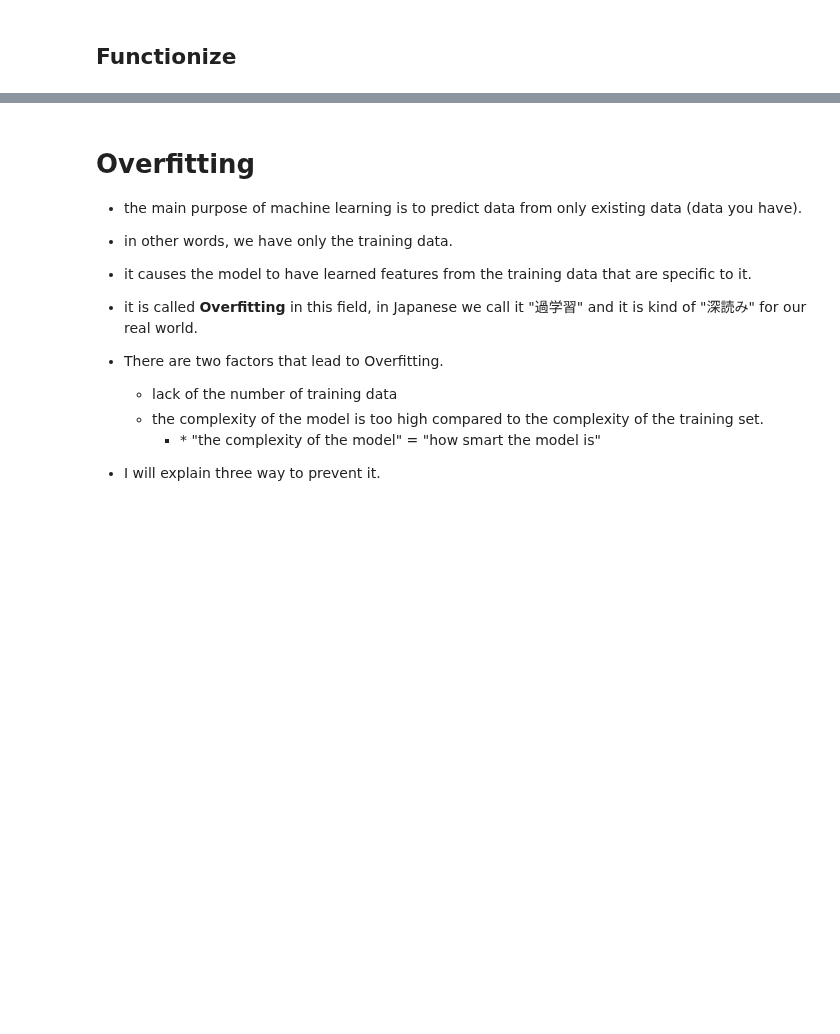
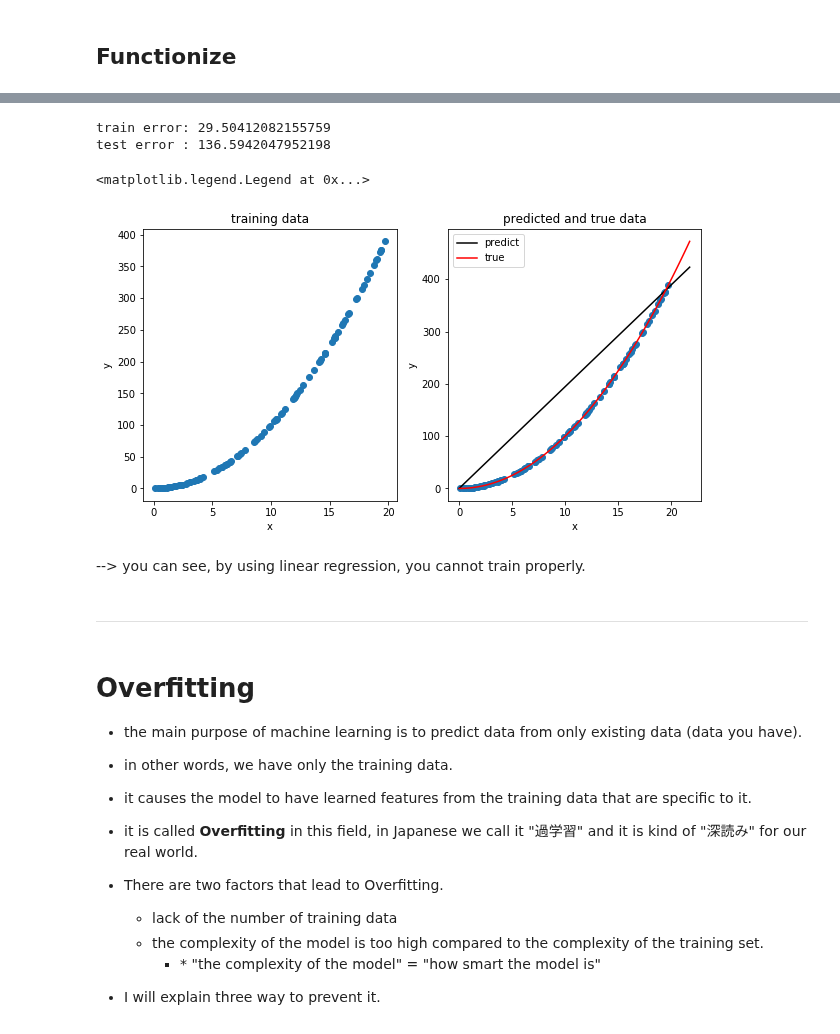
Before and after one commit to shinshoji01/gonken-lesson, a Jupyter notebook: 2020/04_Overfittng_and_Underfittng.ipynb, the cells around one changed output, grey strips where cells are left out. Saved outputs shown, nothing was run; the diff lists cells and outputs as text; code cells hidden in the pictures; blank space fills up the shorter version.

```diff
--- a/2020/04_Overfittng_and_Underfittng.ipynb
+++ b/2020/04_Overfittng_and_Underfittng.ipynb
@@ -171,3 +221,44 @@ def get_errors(pf, model, x, y, x_test, y_test):
+# %%
+training_num = 100
+degree = 1 # 1 means linear regression
+# %%
+x, y, x_test, y_test = data_generator(training_num)
+# %%
+model, pf = predict_polyreg(x, y, degree)
+# %%
+train_error, test_error = get_errors(pf, model, x, y, x_test, y_test)
+print(f"train error: {train_error}")
+print(f"test error : {test_error}")
+# %% [output]
+train error: 29.50412082155759
+test error : 136.5942047952198
+# %%
+data = []
+line = np.reshape(np.linspace(0, x.max()+2, 100), (100, 1))
+y_predict = f(line, model)
+y_true = f_true(line)
+# %%
+fig = plt.figure(figsize=(10, 5))
+ax = fig.add_subplot(1, 2, 1)
+ax.scatter(x, y)
+ax.set_xlabel("x")
+ax.set_ylabel("y")
+ax.set_title("training data")
+ax = fig.add_subplot(1, 2, 2)
+ax.scatter(x, y)
+ax.plot(line, y_predict, c="black", label="predict")
+ax.plot(line, y_true, c="red", label="true")
+ax.set_xlabel("x")
+ax.set_ylabel("y")
+ax.set_title("predicted and true data")
+plt.legend()
+# %% [output]
+<matplotlib.legend.Legend at 0x...>
+[figure, added]
+# %% [markdown]
+--> you can see, by using linear regression, you cannot train properly.
+# %% [markdown]
+---
 # %% [markdown]
 # Overfitting
 - the main purpose of machine learning is to predict data from only existing data (data you have).
```
Also changed, not shown: parts of 27 cells of this notebook.
